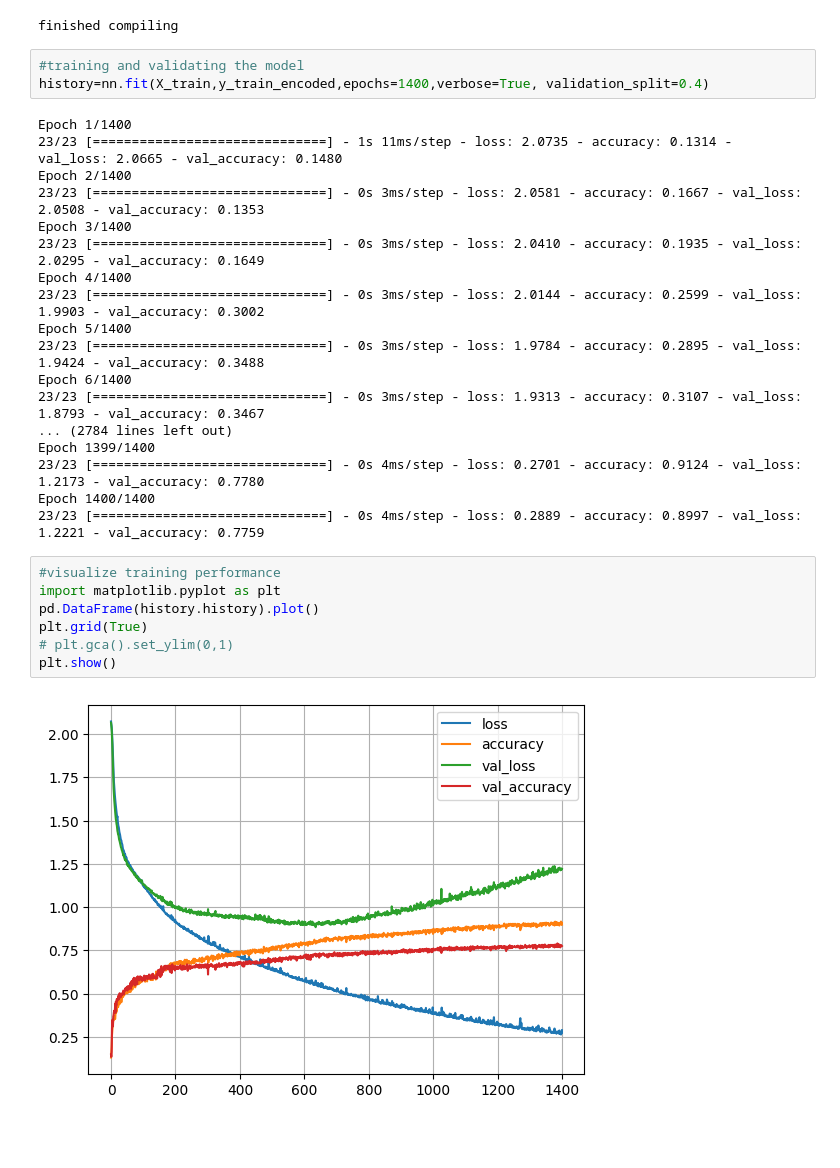
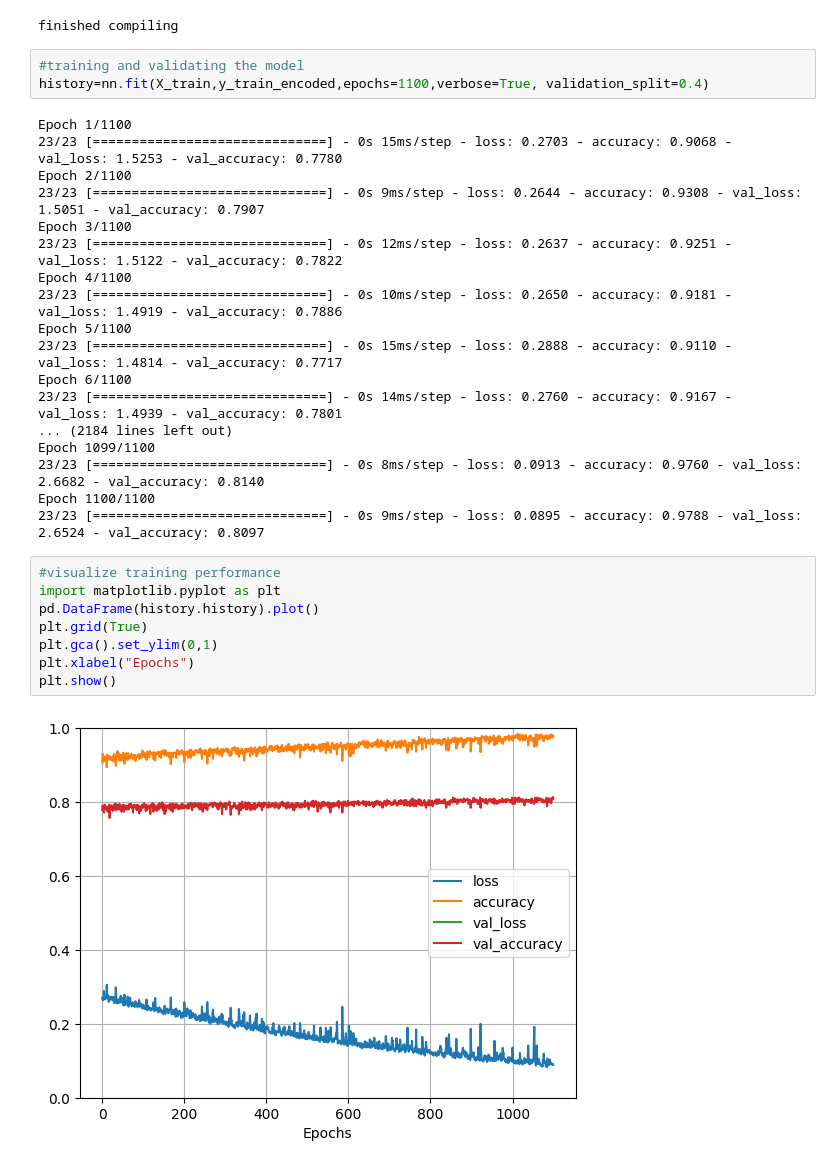
Before and after one commit to sajarakan/sajarakan.github.io, a Jupyter notebook: Artificial Intellegence/SajaAbdulazeez_AI.ipynb, the cells around one changed output. Drawn from its saved outputs; the diff is of its cells as text; blank space fills up the shorter version.

```diff
--- a/Artificial Intellegence/SajaAbdulazeez_AI.ipynb
+++ b/Artificial Intellegence/SajaAbdulazeez_AI.ipynb
@@ -474,34 +479,35 @@ print("finished compiling")
 finished compiling
 # %%
 #training and validating the model
-history=nn.fit(X_train,y_train_encoded,epochs=1400,verbose=True, validation_split=0.4)
+history=nn.fit(X_train,y_train_encoded,epochs=1100,verbose=True, validation_split=0.4)
 # %% [output]
-Epoch 1/1400
-23/23 [==============================] - 1s 11ms/step - loss: 2.0735 - accuracy: 0.1314 - val_loss: 2.0665 - val_accuracy: 0.1480
-Epoch 2/1400
-23/23 [==============================] - 0s 3ms/step - loss: 2.0581 - accuracy: 0.1667 - val_loss: 2.0508 - val_accuracy: 0.1353
-Epoch 3/1400
-23/23 [==============================] - 0s 3ms/step - loss: 2.0410 - accuracy: 0.1935 - val_loss: 2.0295 - val_accuracy: 0.1649
-Epoch 4/1400
-23/23 [==============================] - 0s 3ms/step - loss: 2.0144 - accuracy: 0.2599 - val_loss: 1.9903 - val_accuracy: 0.3002
-Epoch 5/1400
-23/23 [==============================] - 0s 3ms/step - loss: 1.9784 - accuracy: 0.2895 - val_loss: 1.9424 - val_accuracy: 0.3488
-Epoch 6/1400
-23/23 [==============================] - 0s 3ms/step - loss: 1.9313 - accuracy: 0.3107 - val_loss: 1.8793 - val_accuracy: 0.3467
-... (2784 lines left out)
-Epoch 1399/1400
-23/23 [==============================] - 0s 4ms/step - loss: 0.2701 - accuracy: 0.9124 - val_loss: 1.2173 - val_accuracy: 0.7780
-Epoch 1400/1400
-23/23 [==============================] - 0s 4ms/step - loss: 0.2889 - accuracy: 0.8997 - val_loss: 1.2221 - val_accuracy: 0.7759
+Epoch 1/1100
+23/23 [==============================] - 0s 15ms/step - loss: 0.2703 - accuracy: 0.9068 - val_loss: 1.5253 - val_accuracy: 0.7780
+Epoch 2/1100
+23/23 [==============================] - 0s 9ms/step - loss: 0.2644 - accuracy: 0.9308 - val_loss: 1.5051 - val_accuracy: 0.7907
+Epoch 3/1100
+23/23 [==============================] - 0s 12ms/step - loss: 0.2637 - accuracy: 0.9251 - val_loss: 1.5122 - val_accuracy: 0.7822
+Epoch 4/1100
+23/23 [==============================] - 0s 10ms/step - loss: 0.2650 - accuracy: 0.9181 - val_loss: 1.4919 - val_accuracy: 0.7886
+Epoch 5/1100
+23/23 [==============================] - 0s 15ms/step - loss: 0.2888 - accuracy: 0.9110 - val_loss: 1.4814 - val_accuracy: 0.7717
+Epoch 6/1100
+23/23 [==============================] - 0s 14ms/step - loss: 0.2760 - accuracy: 0.9167 - val_loss: 1.4939 - val_accuracy: 0.7801
+... (2184 lines left out)
+Epoch 1099/1100
+23/23 [==============================] - 0s 8ms/step - loss: 0.0913 - accuracy: 0.9760 - val_loss: 2.6682 - val_accuracy: 0.8140
+Epoch 1100/1100
+23/23 [==============================] - 0s 9ms/step - loss: 0.0895 - accuracy: 0.9788 - val_loss: 2.6524 - val_accuracy: 0.8097
 # %%
 #visualize training performance
 import matplotlib.pyplot as plt
 pd.DataFrame(history.history).plot()
 plt.grid(True)
-# plt.gca().set_ylim(0,1)
+plt.gca().set_ylim(0,1)
+plt.xlabel("Epochs")
 plt.show()
 # %% [output]
-[figure, old version]
+[figure, new version]
 # %%
 #predict with testing data
 y_pred4=nn.evaluate(X_test,y_test_encoded)
```
Also changed, not shown: parts of 16 cells of this notebook.
